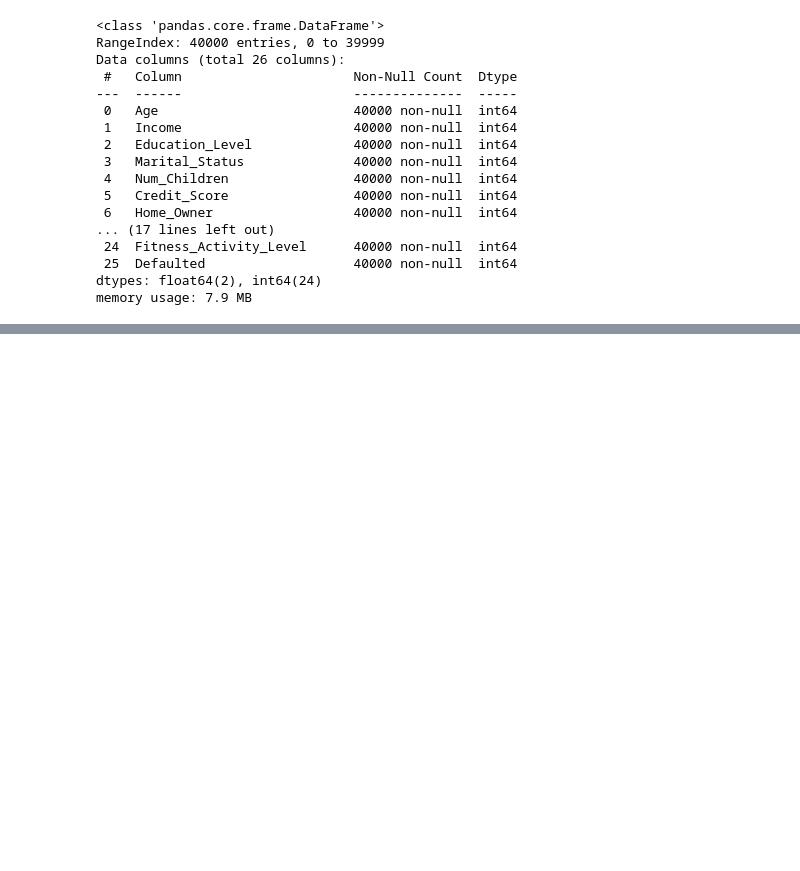
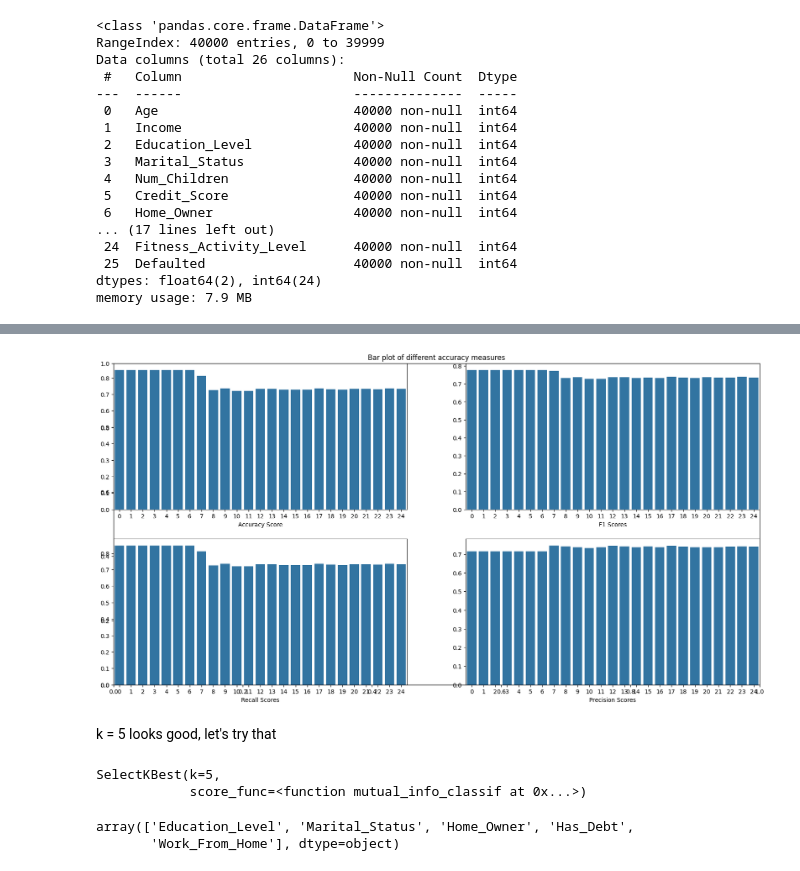
Before and after one commit to hahahang0/Machine-Learning, a Jupyter notebook: SomeRevisedConcepts/FeatureSelection/practical.ipynb, the cells around one changed output, grey strips where cells are left out. Saved outputs shown, nothing was run; the diff lists cells and outputs as text; code cells hidden in the pictures; blank space fills up the shorter version.

Commit message:
2025-06-13 selectKBest using mutualInfoClassifier

```diff
--- a/SomeRevisedConcepts/FeatureSelection/practical.ipynb
+++ b/SomeRevisedConcepts/FeatureSelection/practical.ipynb
@@ -74,3 +78,6 @@ Data columns (total 26 columns):
  25  Defaulted                   40000 non-null  int64
 dtypes: float64(2), int64(24)
 memory usage: 7.9 MB
+# %%
+X = df.iloc[:,:-1]
+y = df["Defaulted"]
@@ -76,0 +100,2 @@ memory usage: 7.9 MB
+# %%
+X_train,X_test,y_train,y_test = train_test_split(X,y,random_state=42,test_size=0.2)
@@ -76,0 +106,2 @@ memory usage: 7.9 MB
+# %%
+dtc = DecisionTreeClassifier(random_state=42)
@@ -76,0 +137,2 @@ memory usage: 7.9 MB
+# %%
+f1scores,accuracyscores,recallscores,precisionscores = calculate_feature(X_train,X_test,y_train,y_test,dtc)
@@ -76,0 +159,26 @@ memory usage: 7.9 MB
+# %%
+plt.figure(figsize=(20,10))
+plt.title("Bar plot of different accuracy measures")
+plt.subplot(2,2,1)
+sns.barplot(accuracyscores)
+plt.xlabel("Accuracy Score")
+plt.subplot(2,2,2)
+sns.barplot(f1scores)
+plt.xlabel("F1 Scores")
+plt.subplot(2,2,3)
+sns.barplot(recallscores)
+plt.xlabel("Recall Scores")
+plt.subplot(2,2,4)
+sns.barplot(precisionscores)
+plt.xlabel("Precision Scores")
+plt.show()
+# %% [output]
+[figure, added]
+# %% [markdown]
+k = 5 looks good, let's try that
+# %%
+selector_final = SelectKBest(mutual_info_classif,k=5)
+selector_final.fit(X_train,y_train)
+# %% [output]
+SelectKBest(k=5,
+            score_func=<function mutual_info_classif at 0x...>)
@@ -76,0 +187,5 @@ memory usage: 7.9 MB
+# %%
+selector_final.get_feature_names_out()
+# %% [output]
+array(['Education_Level', 'Marital_Status', 'Home_Owner', 'Has_Debt',
+       'Work_From_Home'], dtype=object)
```
Also changed, not shown: parts of 20 cells of this notebook.
